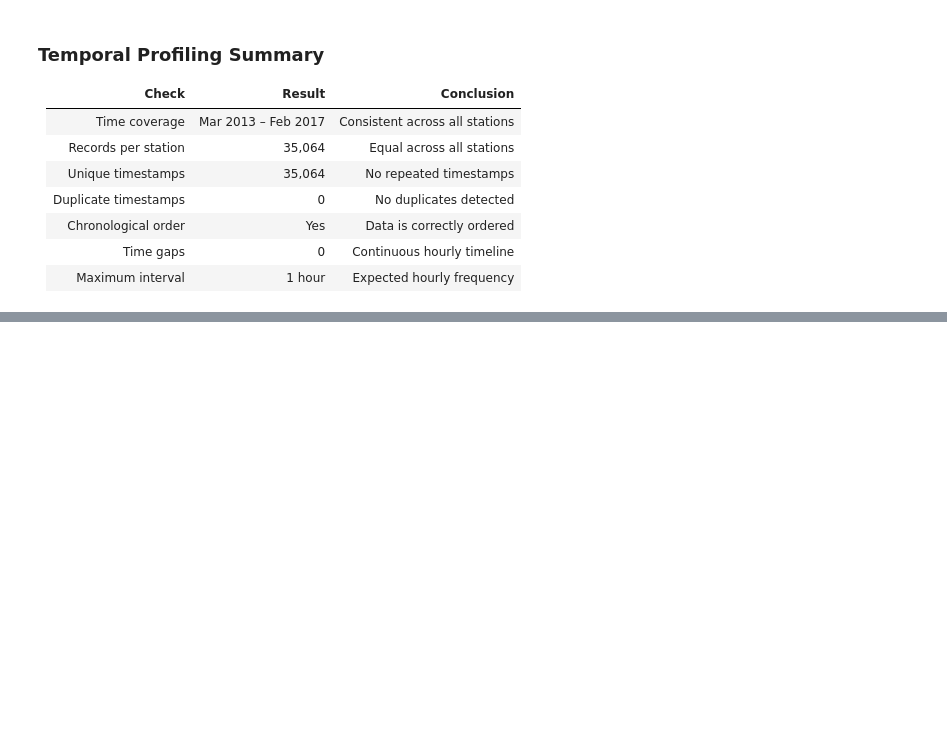
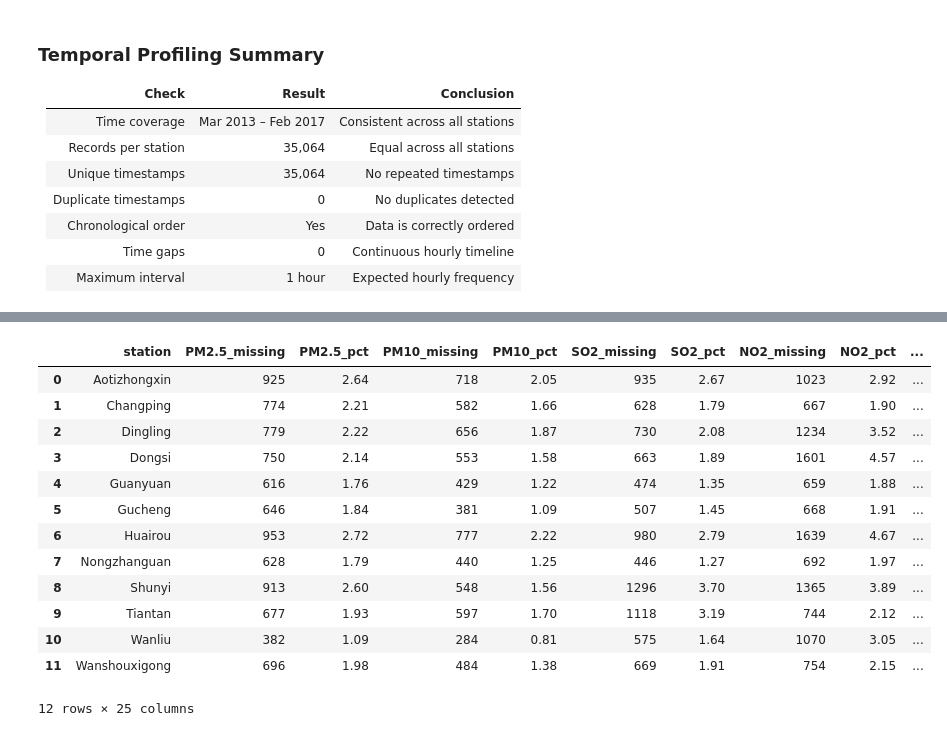
Before and after one commit to saraalwadia/airshift, a Jupyter notebook: notebooks/01_data_understanding.ipynb, the cells around one changed output, grey strips where cells are left out. Saved outputs shown, nothing was run; the diff lists cells and outputs as text; code cells hidden in the pictures; blank space fills up the shorter version.

Commit message:
Missing Data Analysis

```diff
--- a/notebooks/01_data_understanding.ipynb
+++ b/notebooks/01_data_understanding.ipynb
@@ -400,0 +405,40 @@ gap_df
+# %%
+missing_by_station = []
+
+for file in files:
+    df = pd.read_csv(file)
+
+    missing_counts = df.isnull().sum()
+    missing_percentages = df.isnull().mean() * 100
+
+    station_data = {
+        "station": df["station"].iloc[0]
+    }
+
+    for column in df.columns:
+        if missing_counts[column] > 0:
+            station_data[f"{column}_missing"] = missing_counts[column]
+            station_data[f"{column}_pct"] = round(
+                missing_percentages[column], 2
+            )
+
+    missing_by_station.append(station_data)
+
+missing_analysis_df = pd.DataFrame(missing_by_station)
+
+missing_analysis_df
+# %% [output]
+|  | station | PM2.5_missing | PM2.5_pct | PM10_missing | PM10_pct | SO2_missing | SO2_pct | NO2_missing | NO2_pct | ... |
+| 0 | Aotizhongxin | 925 | 2.64 | 718 | 2.05 | 935 | 2.67 | 1023 | 2.92 | ... |
+| 1 | Changping | 774 | 2.21 | 582 | 1.66 | 628 | 1.79 | 667 | 1.90 | ... |
+| 2 | Dingling | 779 | 2.22 | 656 | 1.87 | 730 | 2.08 | 1234 | 3.52 | ... |
+| 3 | Dongsi | 750 | 2.14 | 553 | 1.58 | 663 | 1.89 | 1601 | 4.57 | ... |
+| 4 | Guanyuan | 616 | 1.76 | 429 | 1.22 | 474 | 1.35 | 659 | 1.88 | ... |
+| 5 | Gucheng | 646 | 1.84 | 381 | 1.09 | 507 | 1.45 | 668 | 1.91 | ... |
+| 6 | Huairou | 953 | 2.72 | 777 | 2.22 | 980 | 2.79 | 1639 | 4.67 | ... |
+| 7 | Nongzhanguan | 628 | 1.79 | 440 | 1.25 | 446 | 1.27 | 692 | 1.97 | ... |
+| 8 | Shunyi | 913 | 2.60 | 548 | 1.56 | 1296 | 3.70 | 1365 | 3.89 | ... |
+| 9 | Tiantan | 677 | 1.93 | 597 | 1.70 | 1118 | 3.19 | 744 | 2.12 | ... |
+| 10 | Wanliu | 382 | 1.09 | 284 | 0.81 | 575 | 1.64 | 1070 | 3.05 | ... |
+| 11 | Wanshouxigong | 696 | 1.98 | 484 | 1.38 | 669 | 1.91 | 754 | 2.15 | ... |
+12 rows × 25 columns
```
Also changed, not shown: parts of 5 cells of this notebook.
